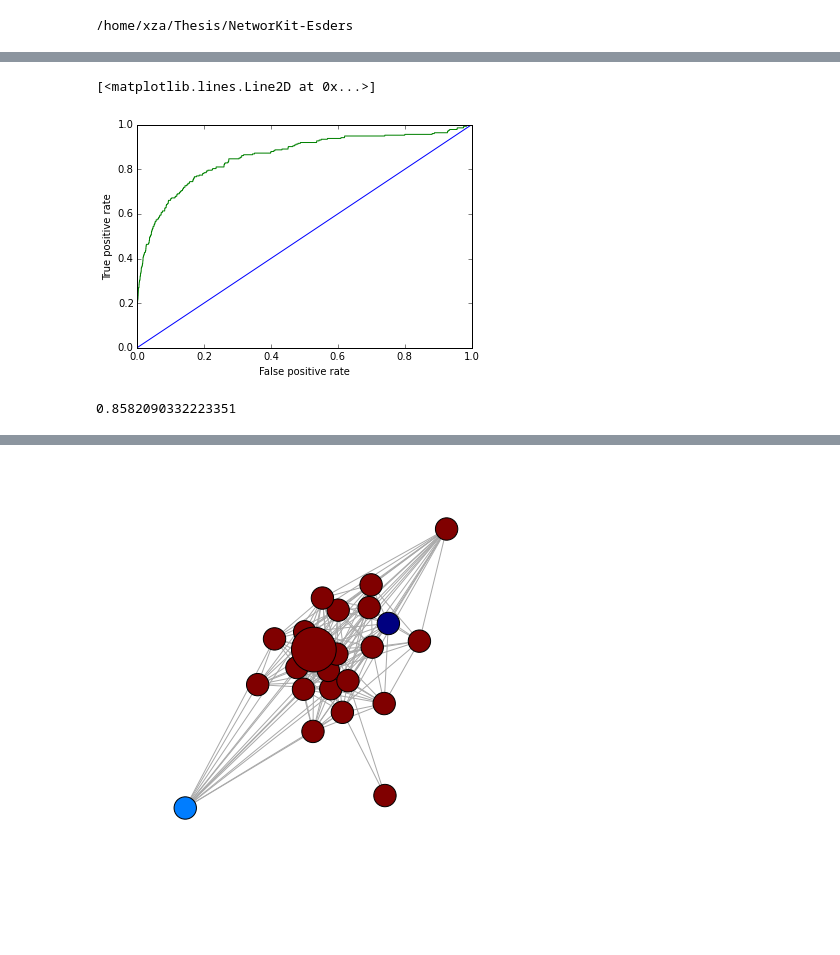
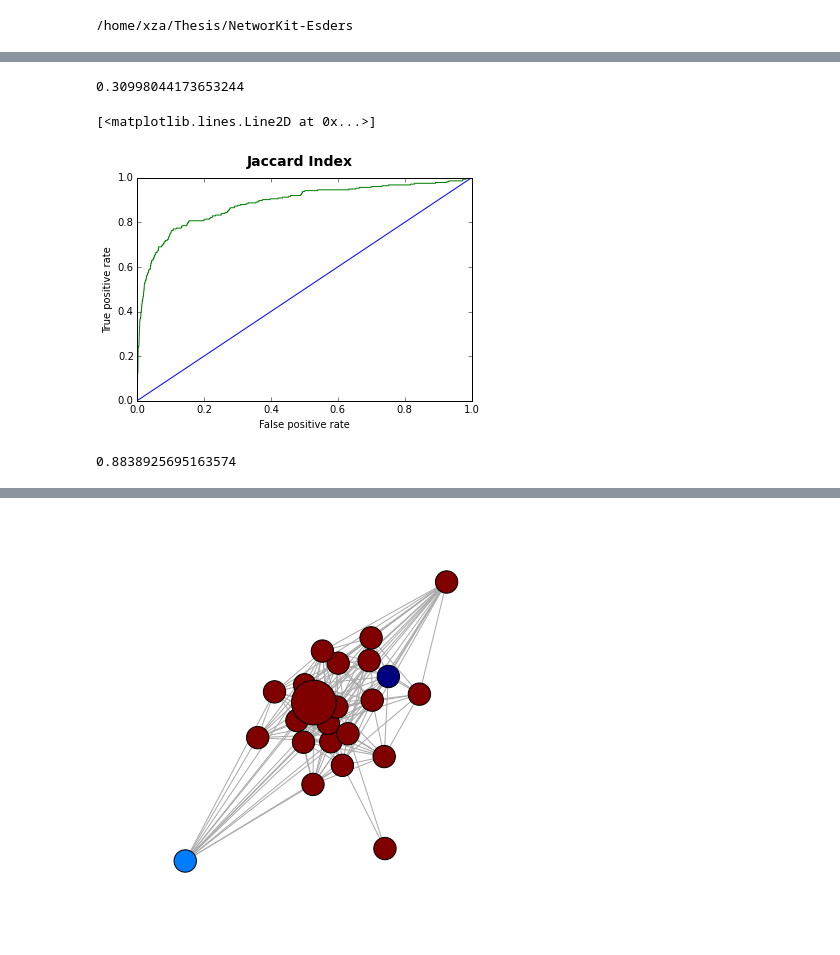
Before and after one commit to kit-parco/networkit-hyperbolic-kd, a Jupyter notebook: Doc/Notebooks/LinkPrediction.ipynb, the cells around one changed output, grey strips where cells are left out. Cells and saved outputs as stored; diff of their text form; code cells hidden in the pictures; blank space fills up the shorter version.

Commit message:
Added PreferentialAttachment and Jaccard
--HG--
branch : link-prediction

```diff
--- a/Doc/Notebooks/LinkPrediction.ipynb
+++ b/Doc/Notebooks/LinkPrediction.ipynb
@@ -12,7 +12,7 @@ cd ~/Thesis/NetworKit-Esders
 # %% [output]
 /home/xza/Thesis/NetworKit-Esders
 # %%
-G = readGraph("input/jazz.graph", Format.METIS)
+G = readGraph("input/power.graph", Format.METIS)
 # %%
 partitionedGraph = linkprediction.RandomEdgePartitioner(G).partitionByPercentage(0.1)
 G.numberOfEdges()
@@ -29,2 +29,5 @@ partitionedGraph[1].numberOfEdges()
 # %%
 katzIndex = linkprediction.KatzIndex(partitionedGraph[0], 20, 0.005)
+commonNeighborsIndex = linkprediction.CommonNeighborsIndex(partitionedGraph[0])
+jaccardIndex = linkprediction.JaccardIndex(partitionedGraph[0])
+preferentialAttachmentIndex = linkprediction.PreferentialAttachmentIndex(partitionedGraph[0])
@@ -57,12 +88,22 @@ pointsCN = rocCN.getPoints()
+# %%
+pr.areaUnderCurve()
+# %% [output]
+0.30998044173653244
 # %%
+dyadScorePairs = jaccardIndex.runAll()
+roc = linkprediction.ROCMetric(partitionedGraph[1], dyadScorePairs)
+roc.generatePoints()
+points = roc.getPoints()
+plt.suptitle("Jaccard Index", fontsize=14, fontweight="bold")
 plt.xlabel("False positive rate")
 plt.ylabel("True positive rate")
+plt.axis([0, 1, 0, 1])
 plt.plot([0, 1], [0, 1])
-plt.plot(pointsCN[0], pointsCN[1])
+plt.plot(points[0], points[1])
 # %% [output]
 [<matplotlib.lines.Line2D at 0x...>]
-[figure, old version]
+[figure, new version]
 # %%
-rocCN.areaUnderCurve()
+roc.areaUnderCurve()
 # %% [output]
-0.8582090332223351
+0.8838925695163574
```
Also changed, not shown: parts of 29 cells of this notebook, 7 other files.
